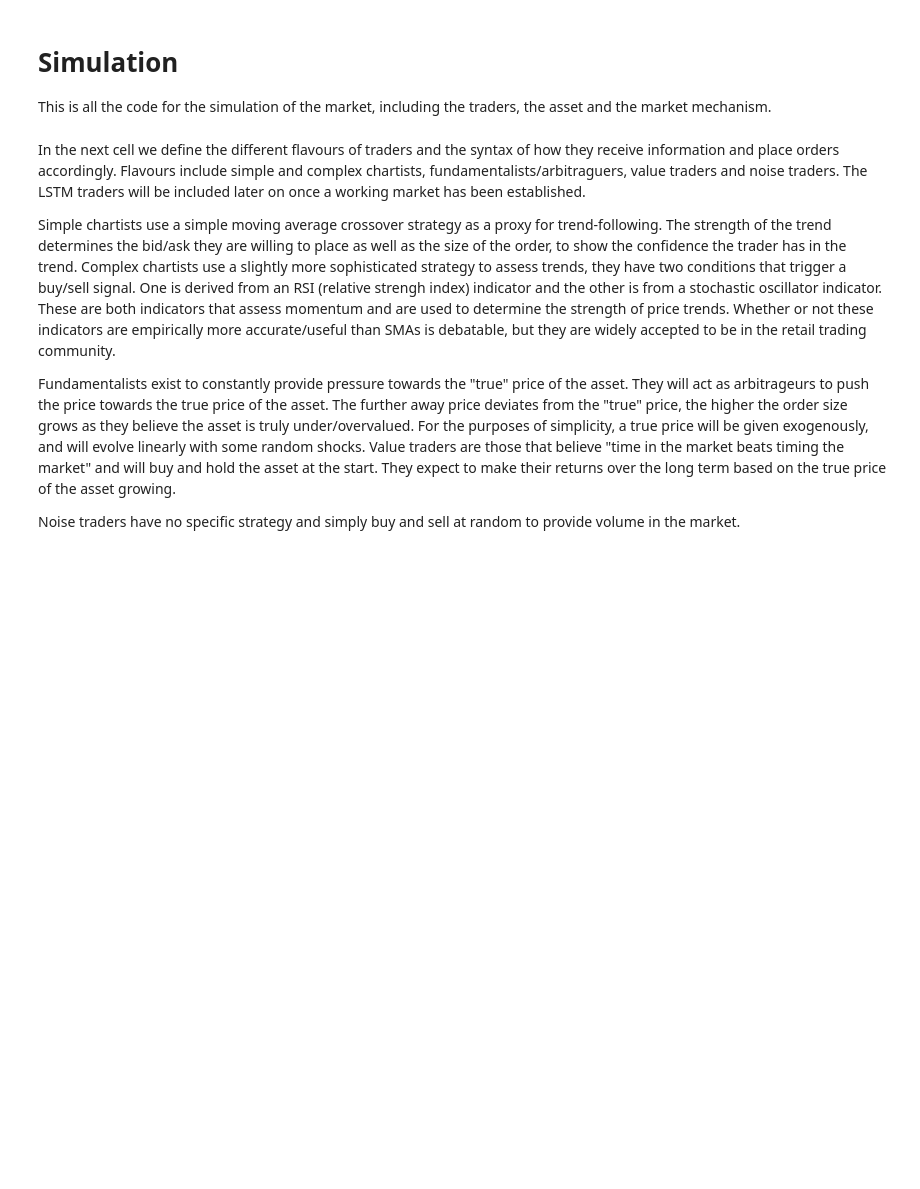
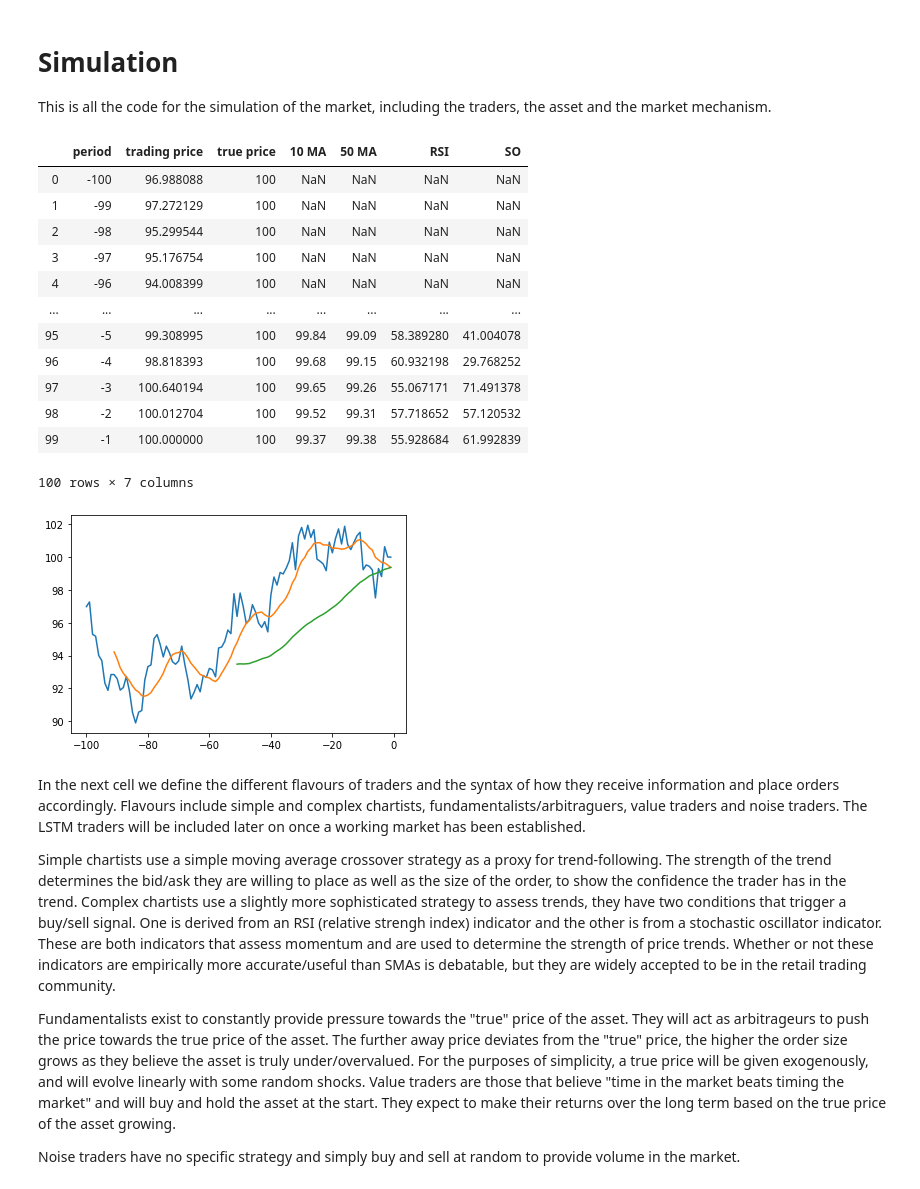
Before and after one commit to karansgarg/rae_repo, a Jupyter notebook: market_simulation.ipynb, the cells around one changed output. Saved outputs shown, nothing was run; the diff lists cells and outputs as text; code cells hidden in the pictures; blank space fills up the shorter version.

```diff
--- a/market_simulation.ipynb
+++ b/market_simulation.ipynb
@@ -87,38 +87,53 @@ def RSI(price_list, period): # Define a function to calculate RSI values
                 ret_neg.append(ret)
         try:
             ret_pos_mean = sum(ret_pos)/len(ret_pos)
             ret_neg_mean = sum(ret_neg)/len(ret_neg)
             rsi_val = 100 - (100/(1+(ret_pos_mean/ret_neg_mean)))
         except: rsi = float("NaN")
         rsi_list.append(rsi_val)
     return rsi_list
 
 rsi = RSI(asset_prices, 14) # Generate 14 period RSI, very standard indicator used by many technical traders.
 
 def stochastic(price_list, period):
     sto_list = []
     for i,j in enumerate(price_list):
-        if i < 14:
+        if i < period:
             sto_list.append(float("NaN"))
         else:
             c = j
             list_period = price_list[i-period:i+1]
             l = min(list_period)
             h = max(list_period)
             sto = 100*((c-l)/(h-l))
             sto_list.append(sto)
     return sto_list
 
 stoch = stochastic(asset_prices, 14)
 
 assetdf = pd.DataFrame({"period": period, "trading price": asset_prices, "true price": true_prices, "10 MA": mas, "50 MA": mal, "RSI": rsi, "SO": stoch})
 
-#plt.plot(period, asset_prices)
-#plt.plot(period, mas)
-#plt.plot(period, mal)
+plt.plot(period, asset_prices)
+plt.plot(period, mas)
+plt.plot(period, mal)
 #plt.plot(period, rsi)
 #plt.plot(period, stoch)
-#assetdf
+assetdf
+# %% [output]
+|  | period | trading price | true price | 10 MA | 50 MA | RSI | SO |
+| 0 | -100 | 96.988088 | 100 | NaN | NaN | NaN | NaN |
+| 1 | -99 | 97.272129 | 100 | NaN | NaN | NaN | NaN |
+| 2 | -98 | 95.299544 | 100 | NaN | NaN | NaN | NaN |
+| 3 | -97 | 95.176754 | 100 | NaN | NaN | NaN | NaN |
+| 4 | -96 | 94.008399 | 100 | NaN | NaN | NaN | NaN |
+| ... | ... | ... | ... | ... | ... | ... | ... |
+| 95 | -5 | 99.308995 | 100 | 99.84 | 99.09 | 58.389280 | 41.004078 |
+| 96 | -4 | 98.818393 | 100 | 99.68 | 99.15 | 60.932198 | 29.768252 |
+| 97 | -3 | 100.640194 | 100 | 99.65 | 99.26 | 55.067171 | 71.491378 |
+| 98 | -2 | 100.012704 | 100 | 99.52 | 99.31 | 57.718652 | 57.120532 |
+| 99 | -1 | 100.000000 | 100 | 99.37 | 99.38 | 55.928684 | 61.992839 |
+100 rows × 7 columns
+[figure, added]
 # %% [markdown]
 In the next cell we define the different flavours of traders and the syntax of how they receive information and place orders accordingly. Flavours include simple and complex chartists, fundamentalists/arbitraguers, value traders and noise traders. The LSTM traders will be included later on once a working market has been established.
 
```
Also changed, not shown: parts of 2 cells of this notebook.
